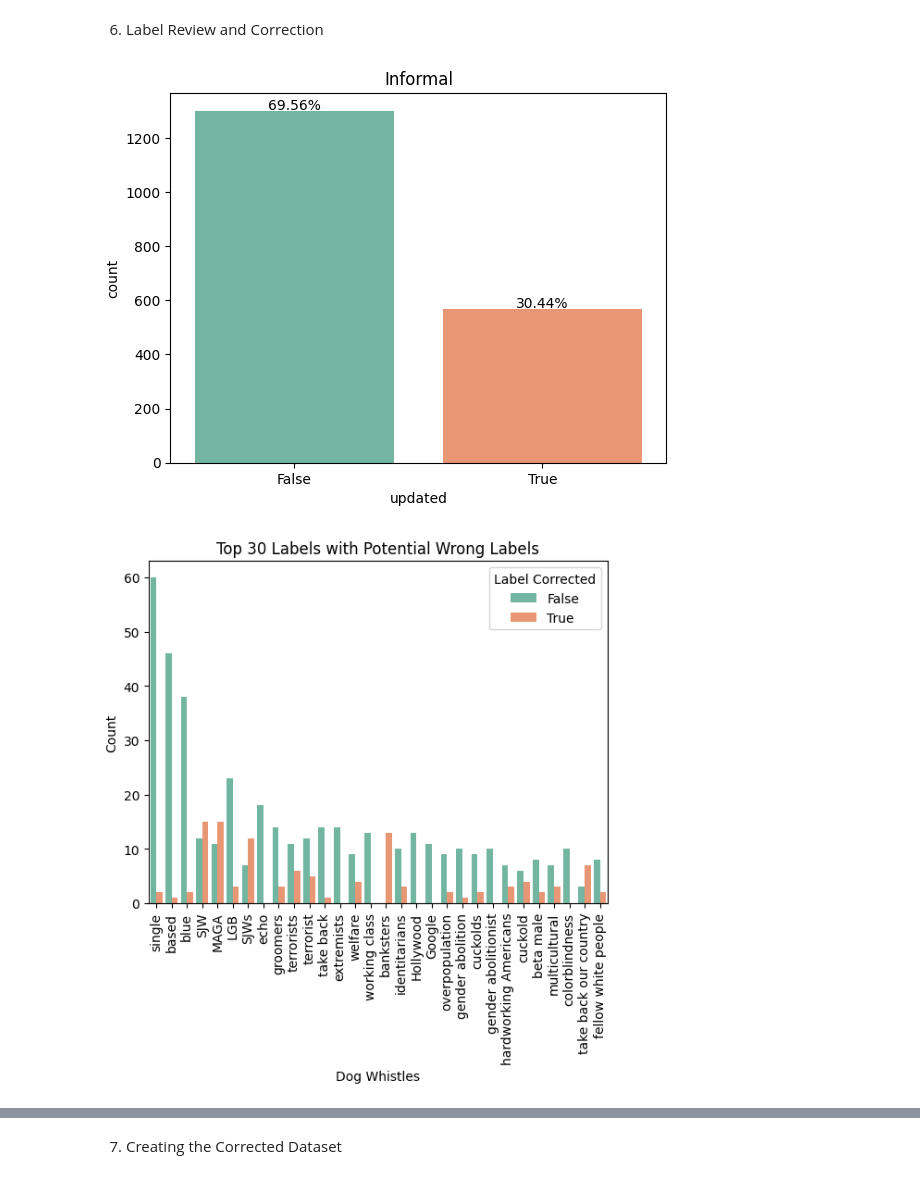
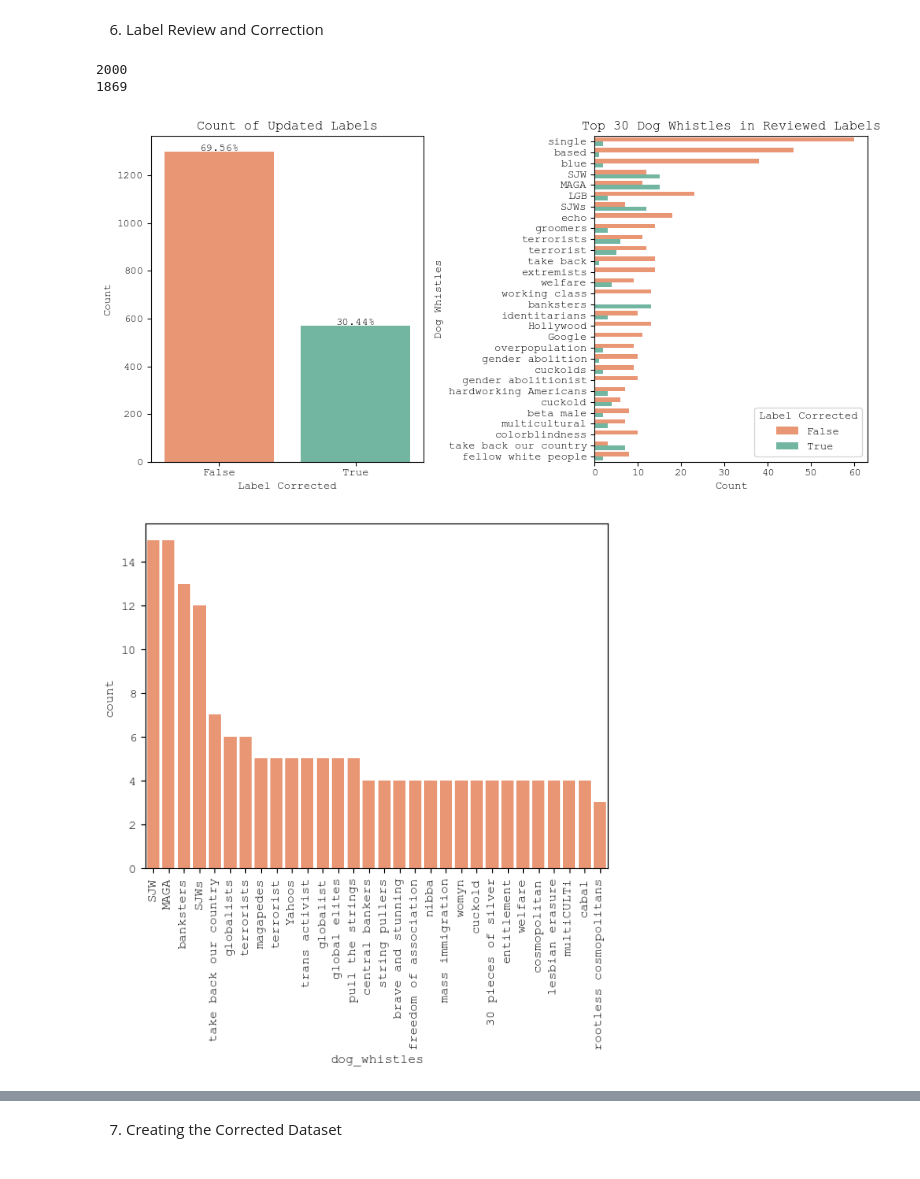
Before and after one commit to lino-zurmuehl/Master_Thesis_Dogwhistle, a Jupyter notebook: preprocessing.ipynb, the cells around one changed output, grey strips where cells are left out. Cells and saved outputs as stored; diff of their text form; code cells hidden in the pictures.

Commit message:
Updated plots

```diff
--- a/preprocessing.ipynb
+++ b/preprocessing.ipynb
@@ -9,7 +9,7 @@ import numpy as np
 import pandas as pd
 import re
 import string
-from sklearn.metrics import accuracy_score, log_loss, f1_score, recall_score, roc_curve, roc_auc_score, balanced_accuracy_score
+from sklearn.metrics import accuracy_score, log_loss, f1_score, recall_score, roc_curve, auc, balanced_accuracy_score
 from sklearn.model_selection import cross_val_predict, train_test_split, KFold
 from sklearn.linear_model import LogisticRegression
 from sentence_transformers import SentenceTransformer
@@ -33,6 +33,9 @@ torch.manual_seed(seed)
 torch.cuda.manual_seed_all(seed)
 torch.backends.cudnn.deterministic = True
 torch.backends.cudnn.benchmark = False
+plt.rcParams.update({"font.family": "Courier New "})
+set2 = sns.color_palette("Set2")
+custom_palette = [set2[1], set2[0]] + list(set2[2:])
 # %% [output]
 MPS is available on this device
 # %%
@@ -281,3 +282,14 @@ Here is a summary of various issues found in your data:
 Additional Information:
 p-value: 0.0
 [figure]
+# %%
+# Visualize given label in a barplot with the percentage of each label on top
+ax =sns.countplot(x='given_label', data=potential_wrong_label, palette='Set2')
+total = len(potential_wrong_label)
+for p in ax.patches:
+    height = p.get_height()
+    ax.text(p.get_x() + p.get_width() / 2, height + 3, f'{height/total:.2%}', ha="center")
+plt.title('Count of Given Labels')
+plt.xlabel('Given Label')
+plt.ylabel('Count')
+plt.show()
@@ -301,53 +315,54 @@ near_duplicate_df = near_duplicate_df[near_duplicate_df["problem"] == True]
 # %%
 # Load manually reviewed labels
 reviewed_labels = pd.read_csv('data/vetting_instances/reviewed_labels.csv')
-
+print(len(reviewed_labels))
 # Remove instances marked for removal
 reviewed_labels = reviewed_labels[~reviewed_labels['reviewer_notes'].str.contains('remove', case=False, na=False)]
 # Remove instances marked as unsure usure Unsure
 reviewed_labels = reviewed_labels[~reviewed_labels['reviewer_notes'].str.contains('unsure|usure', case=False, na=False)]
-# Count labels that were changed during review
+print(len(reviewed_labels))
+# Count labels that were changed during review and make the plot only half as wide
 reviewed_labels['updated'] = reviewed_labels['given_label'] != reviewed_labels['final_label']
-ax = sns.countplot(x='updated', data=reviewed_labels, palette='Set2')
+
+fig, axes = plt.subplots(1, 2, figsize=(10, 5))
+
+# Plot 1: Count of Updated Labels
+ax1 = axes[0]
+sns.countplot(x='updated', data=reviewed_labels, palette=custom_palette, ax=ax1)
 total = len(reviewed_labels)
-for p in ax.patches:
+for p in ax1.patches:
     height = p.get_height()
-    ax.text(p.get_x() + p.get_width() / 2, height + 3, f'{height/total:.2%}', ha="center")
-plt.title('Informal')
-plt.show()
+    ax1.text(p.get_x() + p.get_width() / 2, height + 3, f'{height/total:.2%}', ha="center")
+ax1.set_title('Count of Updated Labels')
+ax1.set_xlabel('Label Corrected')
+ax1.set_ylabel('Count')
 
-# Analyze updated labels by dog whistle type
-sns.countplot(x='dog_whistles', data=reviewed_labels,
+# Plot 2: Top 30 Dog Whistles with Potential Wrong Labels
+ax2 = axes[1]
+sns.countplot(y='dog_whistles', data=reviewed_labels,
               hue='updated',
               order=reviewed_labels['dog_whistles'].value_counts().iloc[:30].index,
-              palette='Set2')
-plt.xticks(rotation=90)
-plt.xlabel('Dog Whistles')
-plt.ylabel('Count')
-plt.legend(title='Label Corrected')
-plt.title('Top 30 Labels with Potential Wrong Labels')
-plt.savefig('top_20_labels_with_potential_wrong_labels.png', bbox_inches='tight')
+              palette=custom_palette, ax=ax2)
+ax2.set_ylabel('Dog Whistles')
+ax2.set_xlabel('Count')
+ax2.legend(title='Label Corrected')
+ax2.set_title('Top 30 Dog Whistles in Reviewed Labels')
+ax2.set_yticklabels(ax2.get_yticklabels(), rotation=0)
+
+plt.tight_layout()
+plt.savefig('plots/combined_label_update_plots.png', bbox_inches='tight', dpi=300)
 plt.show()
 
 # Most updated dog whistles
 updated_dog_whistles = reviewed_labels[reviewed_labels['updated'] == True]
 sns.countplot(x='dog_whistles',
               data=updated_dog_whistles,
               order=updated_dog_whistles['dog_whistles'].value_counts().iloc[:30].index,
               color='#fc8d62')
 plt.xticks(rotation=90)
 plt.show()
-
-# Analyze moving average of changed labels
-changed_labels = reviewed_labels['updated'].rolling(window=250).mean() * 100
-plt.plot(changed_labels, linewidth=2)
-plt.title('Moving Average of Changed Labels Percentage')
-plt.xlabel('Instance Index (Most to Least Likely Wrong)')
-plt.ylabel('Percentage Changed (250-instance MA)')
-plt.grid(True)
-plt.axhline(y=0, color='gray', linestyle='-', alpha=0.3)
-plt.tight_layout()
-plt.show()
 # %% [output]
+2000
+1869
-[figure, old version]
+[figure, new version]
-[figure, old version]
+[figure, new version]
```
Also changed, not shown: parts of 10 cells of this notebook, 12 other files.
